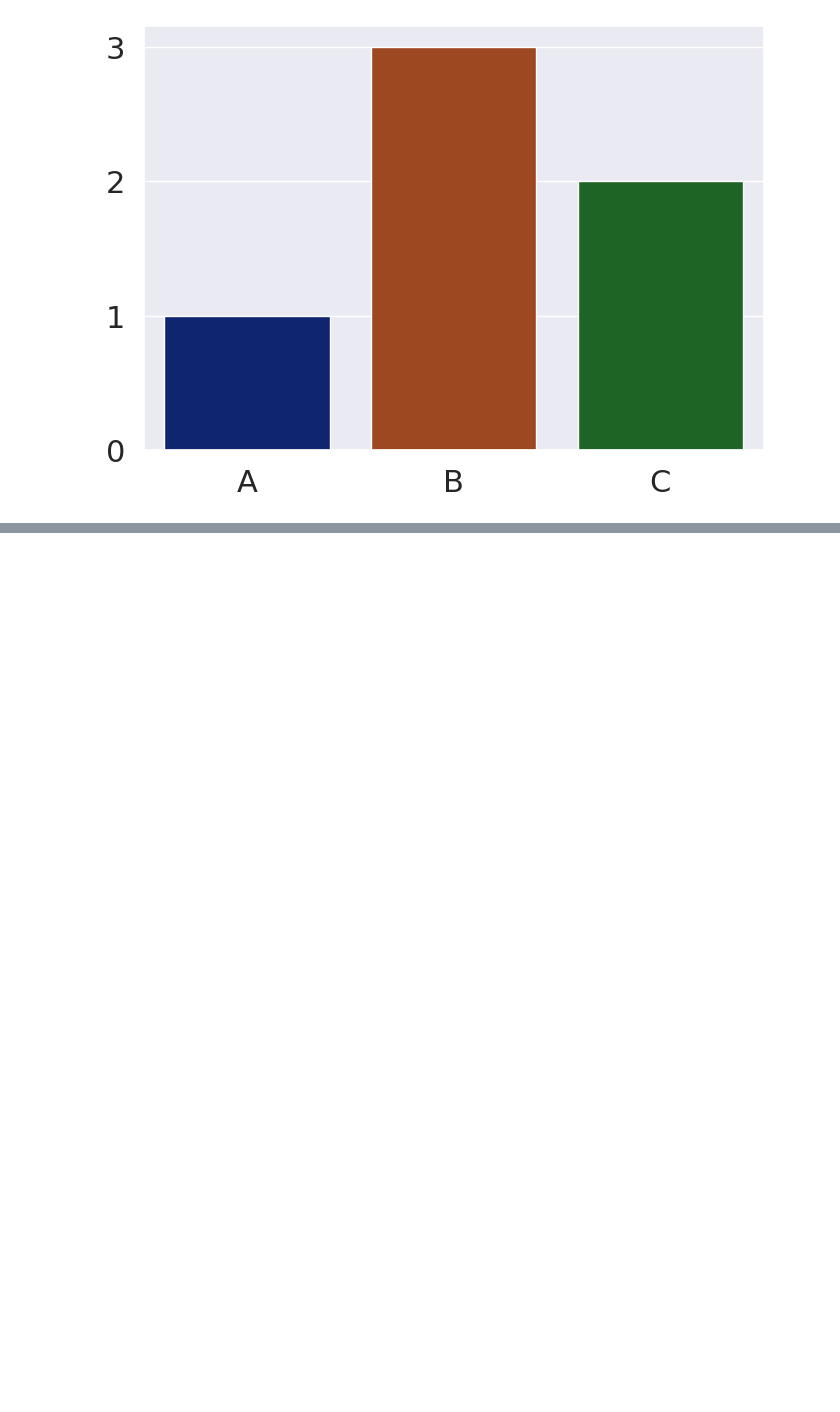
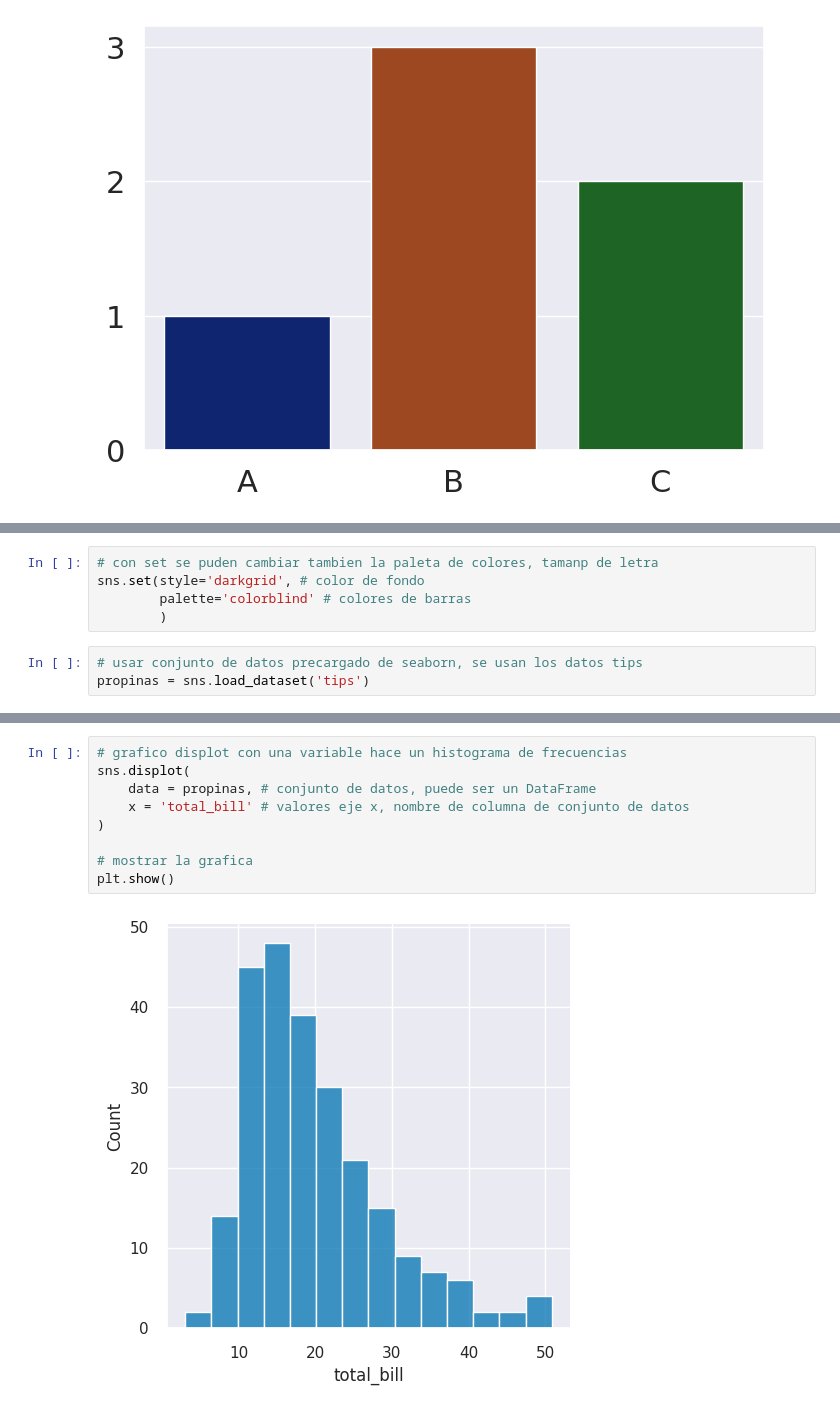
Before and after one commit to M-Alejo/matplot_seaborn, a Jupyter notebook: visualizacion.ipynb, the cells around one changed output, grey strips where cells are left out. Cells and saved outputs as stored; diff of their text form; blank space fills up the shorter version.

Commit message:
se agrega parametros mas usados en seaborn

```diff
--- a/visualizacion.ipynb
+++ b/visualizacion.ipynb
@@ -586,0 +594,8 @@ plt.show()
+# %%
+# con set se puden cambiar tambien la paleta de colores, tamanp de letra
+sns.set(style='darkgrid', # color de fondo
+        palette='colorblind' # colores de barras
+        )
+# %%
+# usar conjunto de datos precargado de seaborn, se usan los datos tips
+propinas = sns.load_dataset('tips')
@@ -586,0 +612,11 @@ plt.show()
+# %%
+# grafico displot con una variable hace un histograma de frecuencias
+sns.displot(
+    data = propinas, # conjunto de datos, puede ser un DataFrame
+    x = 'total_bill' # valores eje x, nombre de columna de conjunto de datos
+)
+
+# mostrar la grafica
+plt.show()
+# %% [output]
+[figure, added]
```
Also changed, not shown: parts of 6 cells of this notebook, 1 other file.
